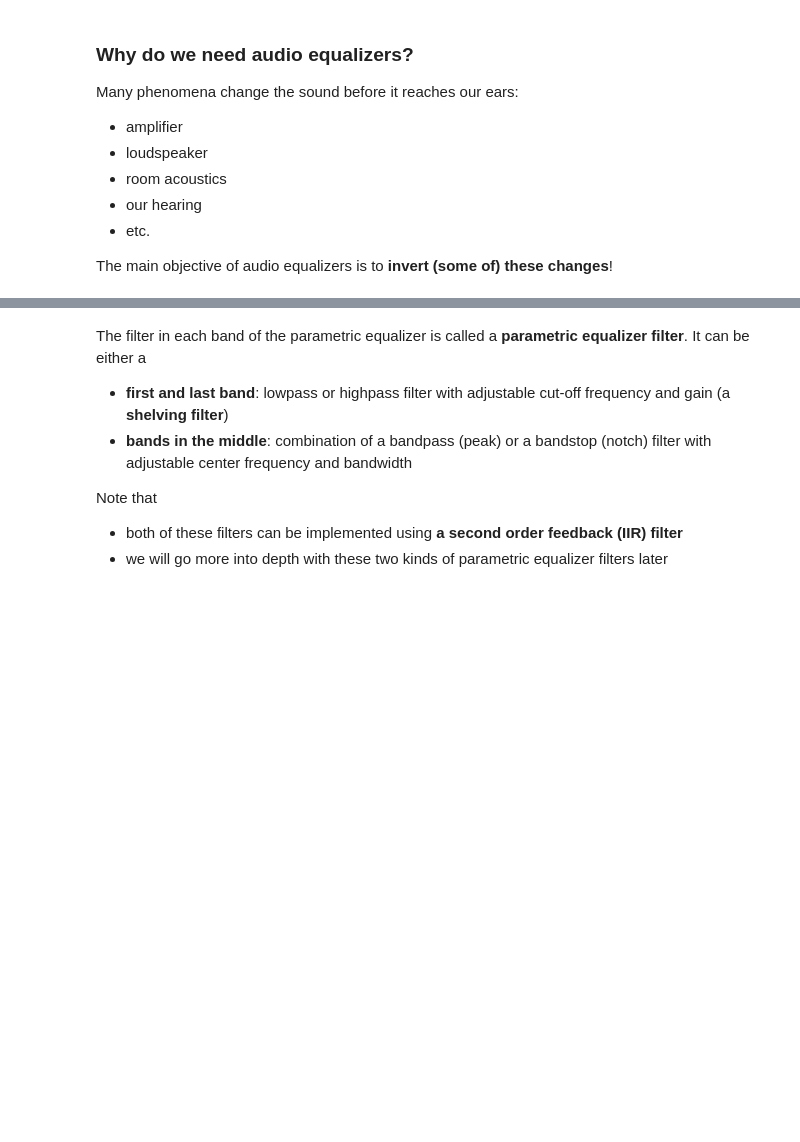
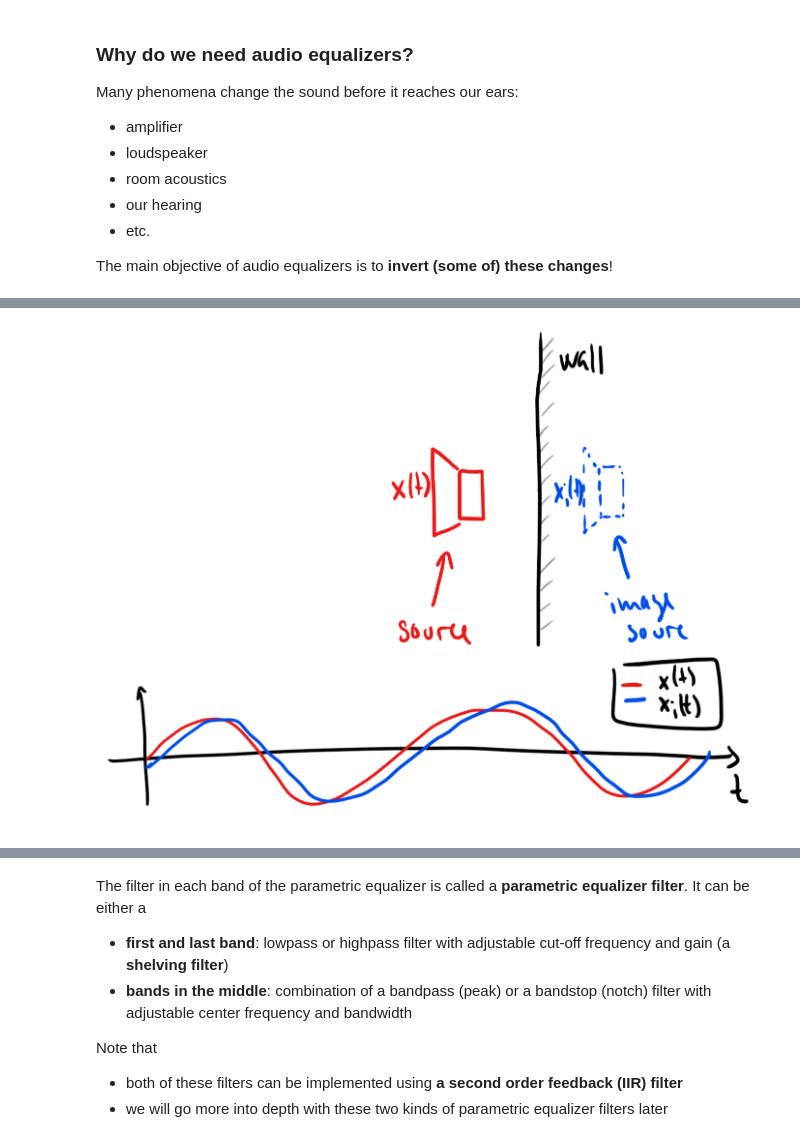
Before and after one commit to SMC-AAU-CPH/med4-ap-jupyter, a Jupyter notebook: lectureA_Eq/apLecture10.ipynb, the cells around one changed output, grey strips where cells are left out. Drawn from its saved outputs; the diff is of its cells as text; code cells hidden in the pictures; blank space fills up the shorter version.

Commit message:
iPython Display test

```diff
--- a/lectureA_Eq/apLecture10.ipynb
+++ b/lectureA_Eq/apLecture10.ipynb
@@ -33,3 +32,9 @@ We need an equalizer to compensate for the boost in bass.
+# %%
+from IPython.display import Image
+myWidth = 768
+Image('figures/ap10BassBoost.png',width=myWidth)
+# %% [output]
+[figure, added]
 # %% [markdown]
 #### Example: loudspeaker tuning
 We need to tune the filters in the loudspeaker so that the listener hears what is intended.
```
Also changed, not shown: parts of 7 cells of this notebook.
